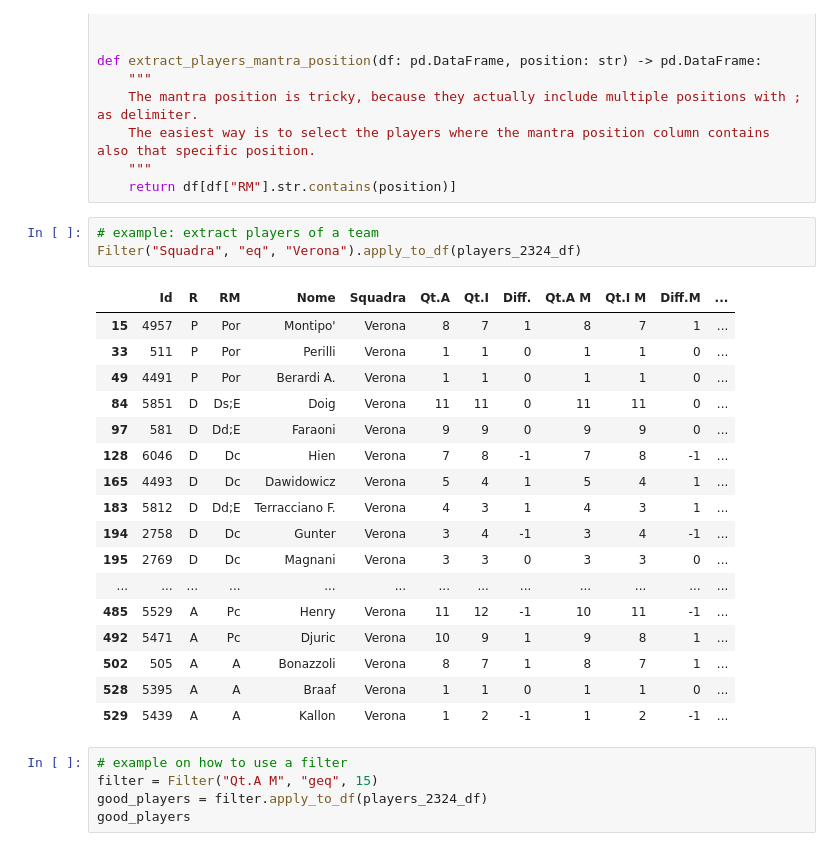
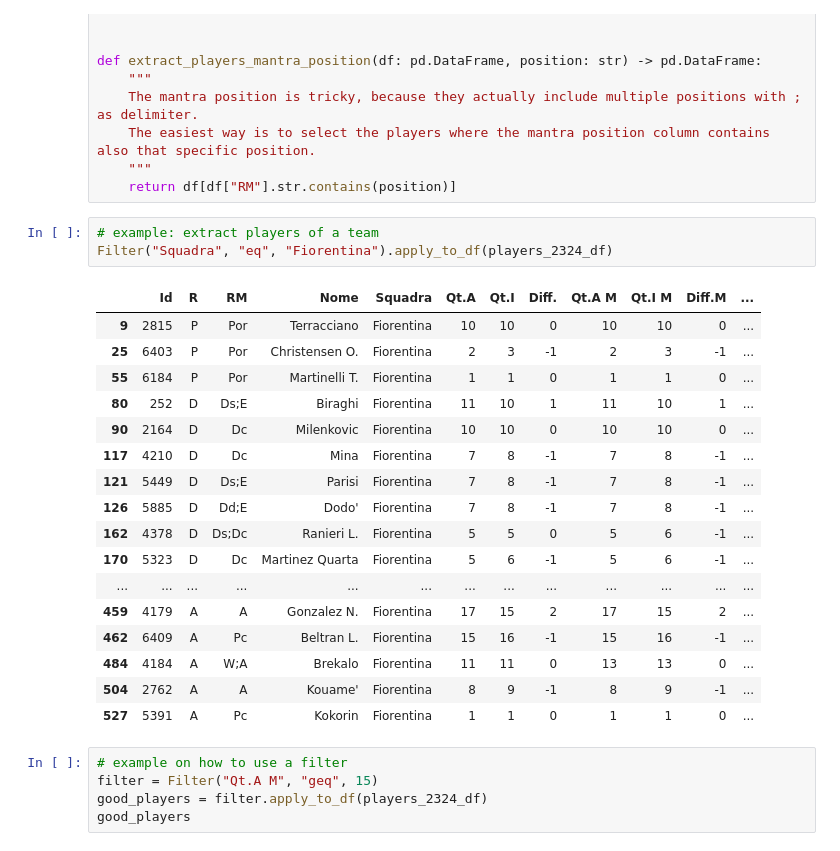
Before and after one commit to AndreaIncatasciato/fantacalcio, a Jupyter notebook: fantacalcio_analysis.ipynb, the cells around one changed output. Saved outputs shown, nothing was run; the diff lists cells and outputs as text.

```diff
--- a/fantacalcio_analysis.ipynb
+++ b/fantacalcio_analysis.ipynb
@@ -60,25 +60,25 @@ def extract_players_mantra_position(df: pd.DataFrame, position: str) -> pd.DataF
     return df[df["RM"].str.contains(position)]
 # %%
 # example: extract players of a team
-Filter("Squadra", "eq", "Verona").apply_to_df(players_2324_df)
+Filter("Squadra", "eq", "Fiorentina").apply_to_df(players_2324_df)
 # %% [output]
 |  | Id | R | RM | Nome | Squadra | Qt.A | Qt.I | Diff. | Qt.A M | Qt.I M | Diff.M | ... |
-| 15 | 4957 | P | Por | Montipo' | Verona | 8 | 7 | 1 | 8 | 7 | 1 | ... |
-| 33 | 511 | P | Por | Perilli | Verona | 1 | 1 | 0 | 1 | 1 | 0 | ... |
-| 49 | 4491 | P | Por | Berardi A. | Verona | 1 | 1 | 0 | 1 | 1 | 0 | ... |
-| 84 | 5851 | D | Ds;E | Doig | Verona | 11 | 11 | 0 | 11 | 11 | 0 | ... |
-| 97 | 581 | D | Dd;E | Faraoni | Verona | 9 | 9 | 0 | 9 | 9 | 0 | ... |
-| 128 | 6046 | D | Dc | Hien | Verona | 7 | 8 | -1 | 7 | 8 | -1 | ... |
-| 165 | 4493 | D | Dc | Dawidowicz | Verona | 5 | 4 | 1 | 5 | 4 | 1 | ... |
-| 183 | 5812 | D | Dd;E | Terracciano F. | Verona | 4 | 3 | 1 | 4 | 3 | 1 | ... |
-| 194 | 2758 | D | Dc | Gunter | Verona | 3 | 4 | -1 | 3 | 4 | -1 | ... |
-| 195 | 2769 | D | Dc | Magnani | Verona | 3 | 3 | 0 | 3 | 3 | 0 | ... |
+| 9 | 2815 | P | Por | Terracciano | Fiorentina | 10 | 10 | 0 | 10 | 10 | 0 | ... |
+| 25 | 6403 | P | Por | Christensen O. | Fiorentina | 2 | 3 | -1 | 2 | 3 | -1 | ... |
+| 55 | 6184 | P | Por | Martinelli T. | Fiorentina | 1 | 1 | 0 | 1 | 1 | 0 | ... |
+| 80 | 252 | D | Ds;E | Biraghi | Fiorentina | 11 | 10 | 1 | 11 | 10 | 1 | ... |
+| 90 | 2164 | D | Dc | Milenkovic | Fiorentina | 10 | 10 | 0 | 10 | 10 | 0 | ... |
+| 117 | 4210 | D | Dc | Mina | Fiorentina | 7 | 8 | -1 | 7 | 8 | -1 | ... |
+| 121 | 5449 | D | Ds;E | Parisi | Fiorentina | 7 | 8 | -1 | 7 | 8 | -1 | ... |
+| 126 | 5885 | D | Dd;E | Dodo' | Fiorentina | 7 | 8 | -1 | 7 | 8 | -1 | ... |
+| 162 | 4378 | D | Ds;Dc | Ranieri L. | Fiorentina | 5 | 5 | 0 | 5 | 6 | -1 | ... |
+| 170 | 5323 | D | Dc | Martinez Quarta | Fiorentina | 5 | 6 | -1 | 5 | 6 | -1 | ... |
 | ... | ... | ... | ... | ... | ... | ... | ... | ... | ... | ... | ... | ... |
-| 485 | 5529 | A | Pc | Henry | Verona | 11 | 12 | -1 | 10 | 11 | -1 | ... |
-| 492 | 5471 | A | Pc | Djuric | Verona | 10 | 9 | 1 | 9 | 8 | 1 | ... |
-| 502 | 505 | A | A | Bonazzoli | Verona | 8 | 7 | 1 | 8 | 7 | 1 | ... |
-| 528 | 5395 | A | A | Braaf | Verona | 1 | 1 | 0 | 1 | 1 | 0 | ... |
-| 529 | 5439 | A | A | Kallon | Verona | 1 | 2 | -1 | 1 | 2 | -1 | ... |
+| 459 | 4179 | A | A | Gonzalez N. | Fiorentina | 17 | 15 | 2 | 17 | 15 | 2 | ... |
+| 462 | 6409 | A | Pc | Beltran L. | Fiorentina | 15 | 16 | -1 | 15 | 16 | -1 | ... |
+| 484 | 4184 | A | W;A | Brekalo | Fiorentina | 11 | 11 | 0 | 13 | 13 | 0 | ... |
+| 504 | 2762 | A | A | Kouame' | Fiorentina | 8 | 9 | -1 | 8 | 9 | -1 | ... |
+| 527 | 5391 | A | Pc | Kokorin | Fiorentina | 1 | 1 | 0 | 1 | 1 | 0 | ... |
 # %%
 # example on how to use a filter
 filter = Filter("Qt.A M", "geq", 15)
```
Also changed, not shown: parts of 1 cell of this notebook.
